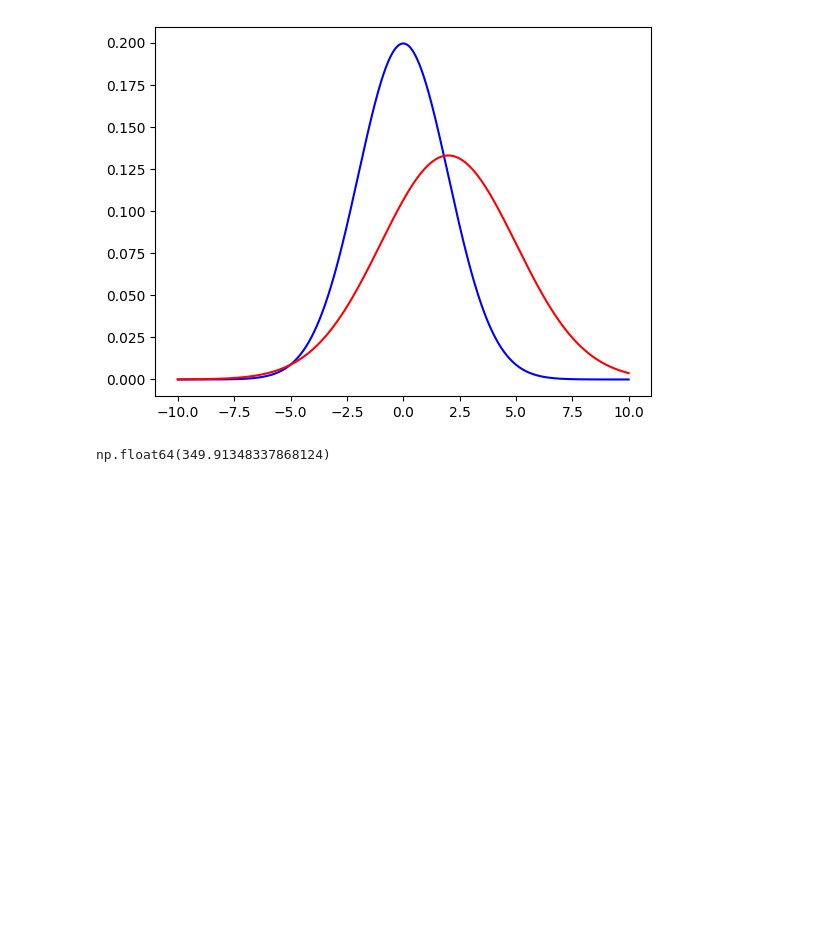
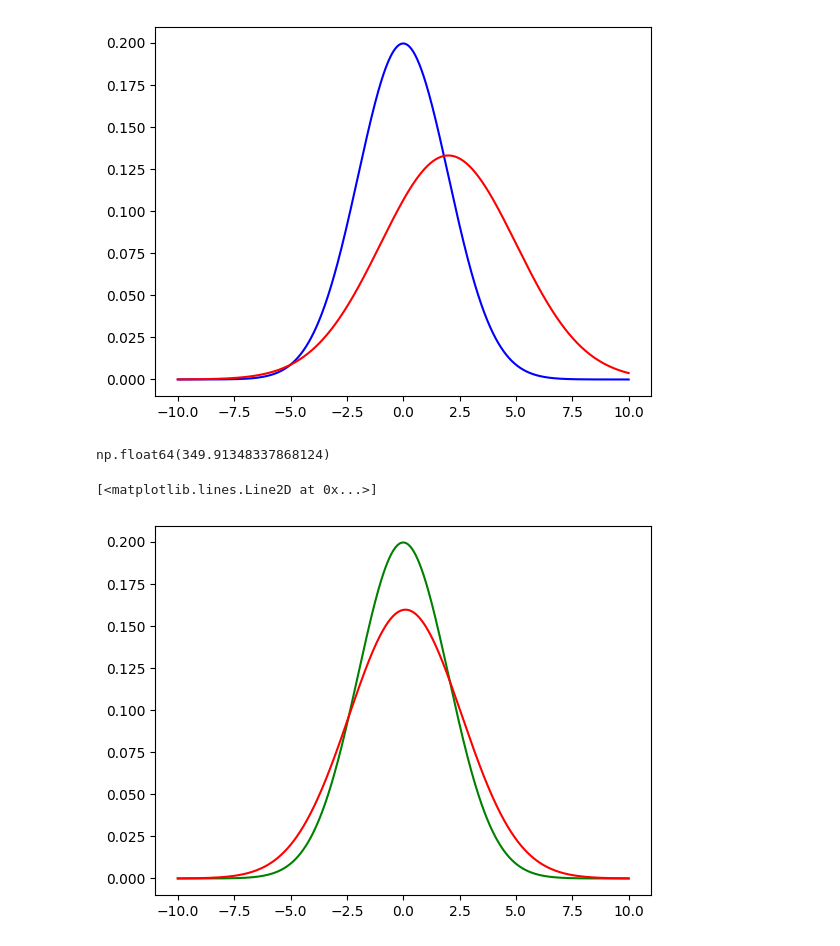
Before and after one commit to najibifar/Data_Analysis, a Jupyter notebook: StatsBasic/KL.ipynb, the cells around one changed output. Saved outputs shown, nothing was run; the diff lists cells and outputs as text; code cells hidden in the pictures; blank space fills up the shorter version.

```diff
--- a/StatsBasic/KL.ipynb
+++ b/StatsBasic/KL.ipynb
@@ -29,3 +29,11 @@ plt.plot(x, q, c= 'red')
 kl(p, q)
 # %% [output]
 np.float64(349.91348337868124)
+# %%
+p = norm.pdf(x, 0, 2)
+q = norm.pdf(x, 0.1, 2.5)
+plt.plot(x, p, c='green')
+plt.plot(x, q, c= 'red')
+# %% [output]
+[<matplotlib.lines.Line2D at 0x...>]
+[figure, added]
```
